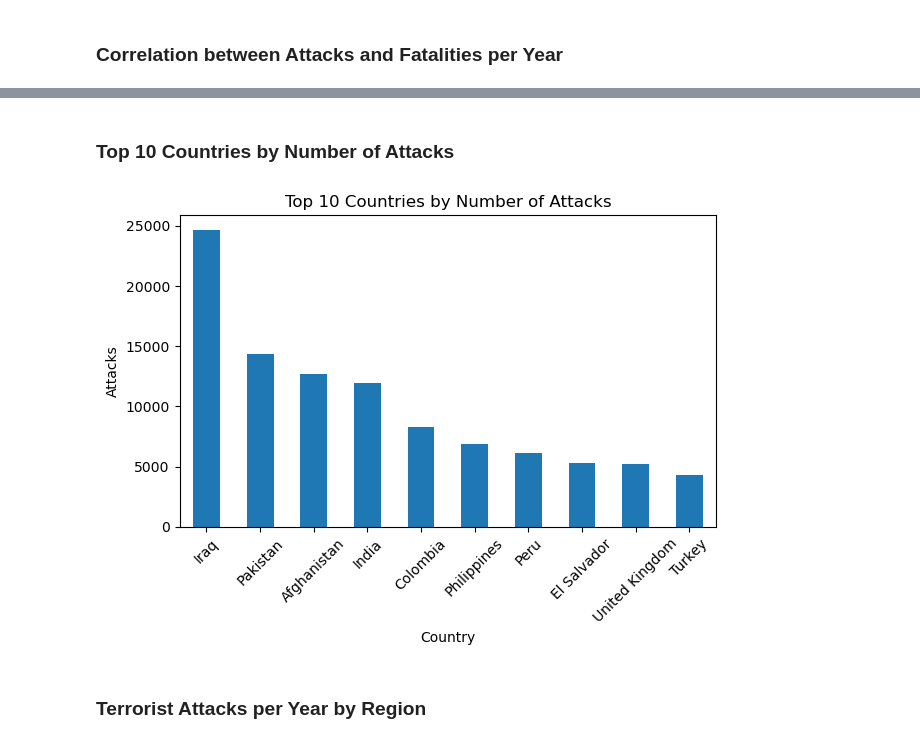
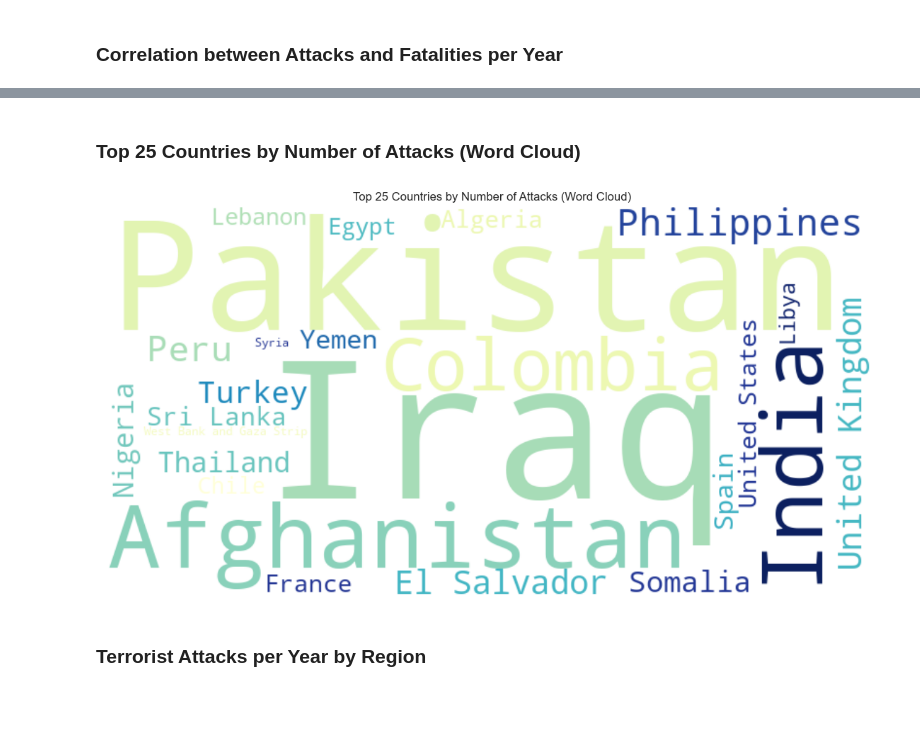
Before and after one commit to andreighinea1/BDV-Project, a Jupyter notebook: gtd_analysis.ipynb, the cells around one changed output, grey strips where cells are left out. Cells and saved outputs as stored; diff of their text form; code cells hidden in the pictures; blank space fills up the shorter version.

```diff
--- a/gtd_analysis.ipynb
+++ b/gtd_analysis.ipynb
@@ -101,18 +120,26 @@ plt.show()
 # %% [markdown]
-### Top 10 Countries by Number of Attacks
+### Top 25 Countries by Number of Attacks (Word Cloud)
-# %%
-top_countries = df['country_txt'].value_counts().head(10)
-plt.figure()
-top_countries.plot(kind='bar')
-plt.title('Top 10 Countries by Number of Attacks')
-plt.xlabel('Country')
-plt.ylabel('Attacks')
-plt.xticks(rotation=45)
-plt.tight_layout()
-plt.show()
-# todo: try a word cloud with top 30 countries
-# %% [output]
-[figure, removed]
+# %%
+from wordcloud import WordCloud
+
+freqs = df['country_txt'].value_counts().head(25).to_dict()
+wc = WordCloud(
+    width=800,
+    height=400,
+    background_color='white',
+    max_words=25,
+    relative_scaling=0.5,  # flatten size differences a bit
+    colormap='YlGnBu',  # a smoother, eye-friendly palette
+).generate_from_frequencies(freqs)
+
+plt.figure(figsize=(12, 6))
+plt.imshow(wc, interpolation='bilinear')
+plt.axis('off')
+plt.title('Top 25 Countries by Number of Attacks (Word Cloud)')
+plt.tight_layout()
+plt.show()
+# %% [output]
+[figure, added]
 # %% [markdown]
 ### Terrorist Attacks per Year by Region
 # %%
```
Also changed, not shown: parts of 15 cells of this notebook.
